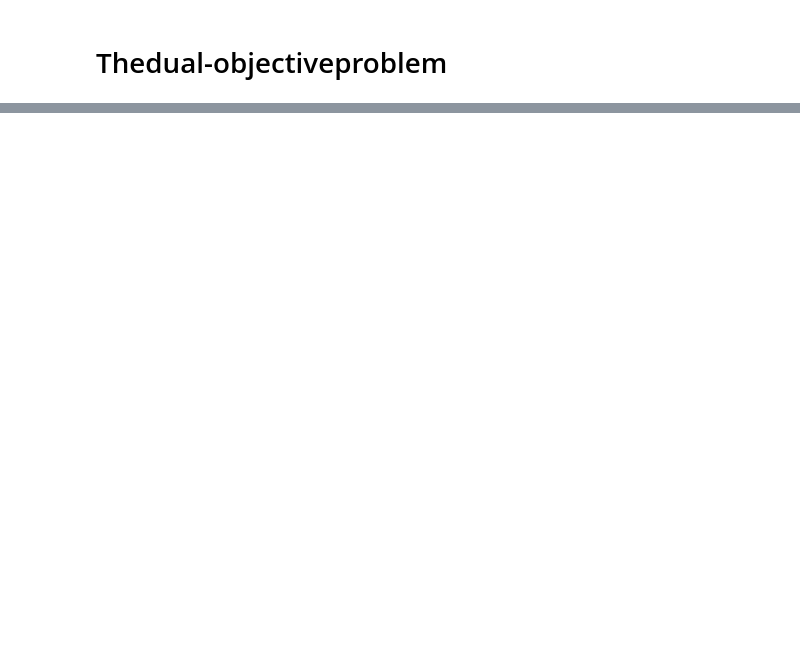
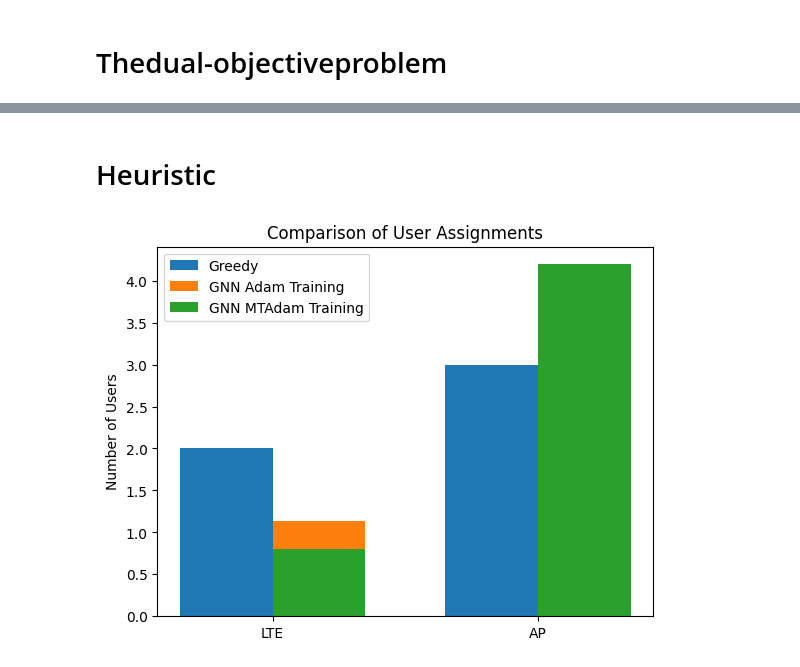
Before and after one commit to vuhoangviet0808/gnn-congestion-control, a Jupyter notebook: gcn_n.ipynb, the cells around one changed output, grey strips where cells are left out. Saved outputs shown, nothing was run; the diff lists cells and outputs as text; code cells hidden in the pictures; blank space fills up the shorter version.

Commit message:
Compare learning-based method with greedy

```diff
--- a/gcn_n.ipynb
+++ b/gcn_n.ipynb
@@ -303,6 +301,13 @@ class PolicyGCN(nn.Module):
         super().__init__()
         self.conv1 = GCNConv(in_dim, hidden)
         self.conv2 = GCNConv(hidden, hidden)
+        self.conv3 = GCNConv(hidden, hidden)
+
+        self.mlp_ci = nn.Sequential(
+            nn.Linear(1, 16),
+            nn.ReLU(),
+            nn.Linear(16, hidden)
+        )
         self.recv_head = nn.Linear(hidden, K+1)
         self.band_head = nn.Linear(hidden, Fs)
         self.pow_head  = nn.Linear(hidden, 1)
@@ -310,8 +315,14 @@ class PolicyGCN(nn.Module):
         h = self.conv1(x, edge_index, edge_weight=edge_weight)
         h = F.relu(h)
         h = self.conv2(h, edge_index, edge_weight=edge_weight)
+        h = F.relu(h)
+        h = self.conv3(h, edge_index, edge_weight=edge_weight)
+        h = F.relu(h)
         recv_logits = self.recv_head(h)
-        h = F.relu(h)
+        Ci = x[:, 1].unsqueeze(1)
+        ci_embedding = self.mlp_ci(Ci)
+        recv_logits = self.recv_head(h+ci_embedding)
+
         band_logits = self.band_head(h)
         pow_logit   = self.pow_head(h).squeeze(-1)  # (N,)
         w_rx = F.softmax(recv_logits, dim=-1)    # (N, K+1)
@@ -936,10 +888,10 @@ def train_dual_MTAdam(
         "batches":  num_batches,
     }
 # %%
-policy = PolicyGCN(in_dim=7, hidden=256, K=cfg.K, Fs=cfg.Fs).to(device)
+policy = PolicyGCN(in_dim=7, hidden=128, K=cfg.K, Fs=cfg.Fs).to(device)
 mtadam = MTAdam(policy.parameters(), lr=2e-3, weight_decay=1e-3,
                 num_terms=2,
-                betas=(0.8, 0.9, 0.7))
+                betas=(0.9, 0.999, 0.9))
 # %%
 logs = []
 EPOCHS = 100
@@ -978,0 +931,2 @@ print(summary2)
+# %% [markdown]
+# Heuristic
@@ -978,0 +965,48 @@ print(summary2)
+# %%
+# assign distribution
+num_test = 200
+start_seed = 7
+X_iL_greedy_count = 0
+X_iL_model_count = 0
+X_iL_policy_count = 0
+for i in range(num_test):
+    seed =  start_seed + i
+    df_i, data_i, aux_i = generate_dataset(cfg, seed=seed, standardize = True)
+    X_iL_greedy, ap_idx_greedy = greedy_assignment(aux_i["Ci"].numpy(), cfg.K)
+
+    w_rx_all, p_f_all, a_all = model(data_i.x.to(device), data_i.edge_index.to(device), data_i.edge_weight.to(device))
+    X_iL_model = w_rx_all.max(dim = 1).indices.cpu().numpy() == 0
+
+    w_rx_policy, p_f_policy, a_policy = policy(data_i.x.to(device), data_i.edge_index.to(device), data_i.edge_weight.to(device))
+    X_iL_policy = w_rx_policy.max(dim = 1).indices.cpu().numpy() == 0
+
+    X_iL_greedy_count += np.sum(X_iL_greedy)
+    X_iL_model_count += np.sum(X_iL_model)
+    X_iL_policy_count += np.sum(X_iL_policy)
+
+labels = ['LTE', 'AP']
+greedy_values = [X_iL_greedy_count / num_test, cfg.N - X_iL_greedy_count / num_test]
+model_values = [X_iL_model_count / num_test, cfg.N - X_iL_model_count/num_test]
+policy_values = [X_iL_policy_count / num_test, cfg.N - X_iL_policy_count/num_test]
+
+
+x = np.arange(len(labels))
+width = 0.35
+
+fig, ax = plt.subplots()
+bars1 = ax.bar(x - width/2, greedy_values, width, label='Greedy')
+bars2 = ax.bar(x + width/2, model_values, width, label='GNN Adam Training')
+bars3 = ax.bar(x + width/2, policy_values, width, label='GNN MTAdam Training')
+
+ax.set_ylabel('Number of Users')
+ax.set_title('Comparison of User Assignments')
+ax.set_xticks(x)
+ax.set_xticklabels(labels)
+ax.legend()
+
+plt.show()
+
+
+plt.show()
+# %% [output]
+[figure, added]
```
Also changed, not shown: parts of 17 cells of this notebook, 1 other file.
